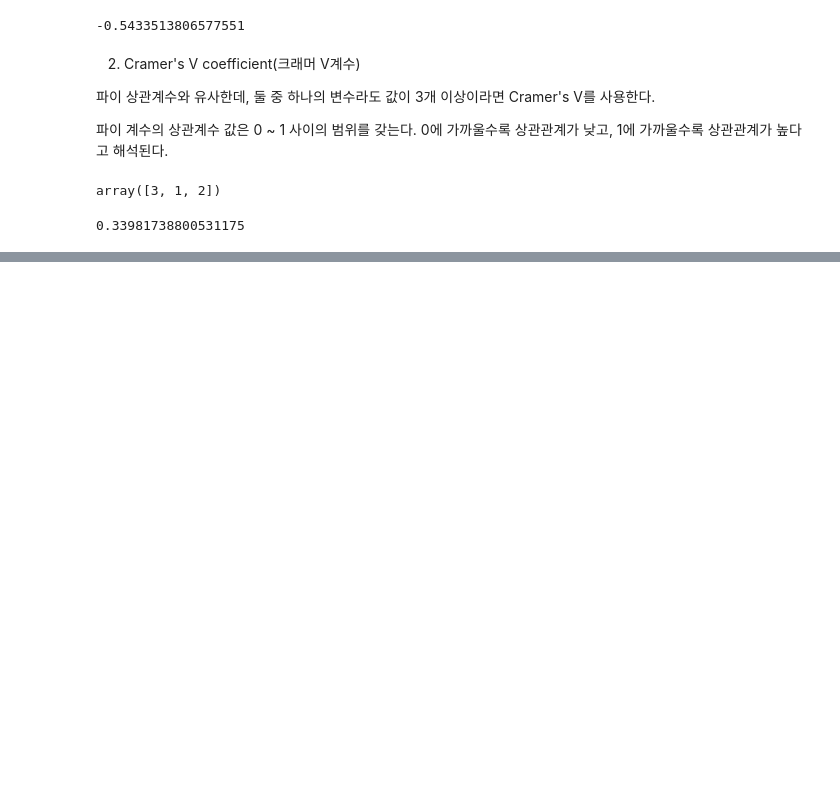
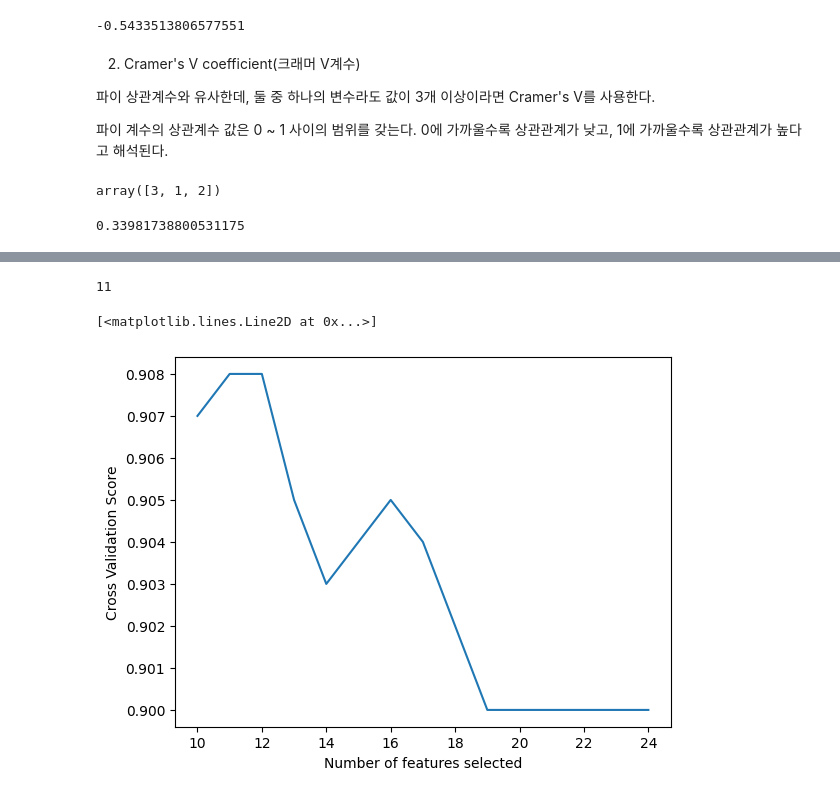
Before and after one commit to heyitsmialee/Learning-Logs, a Jupyter notebook: Correlation_Coefficients.ipynb, the cells around one changed output, grey strips where cells are left out. Drawn from its saved outputs; the diff is of its cells as text; code cells hidden in the pictures; blank space fills up the shorter version.

```diff
--- a/Correlation_Coefficients.ipynb
+++ b/Correlation_Coefficients.ipynb
@@ -292,0 +444,3 @@ cramers_V(df['Pclass'],df['Survived'])
+# %%
+X, y = make_classification(n_samples=1000, n_features=50, random_state=42)
+display(X.shape, y.shape)
@@ -292,0 +500,12 @@ cramers_V(df['Pclass'],df['Survived'])
+# %%
+clf = LGBMClassifier(random_state=42, n_estimators=100, learning_rate=0.01)
+
+# 10개 이하의 변수가 남으면 정지 (최소한으로 선택할 변수의 개수)
+min_features_to_select = 10
+
+# 매 단계마다 제거할 변수의 개수
+step = 3
+
+#cv: Cross Validation을 할 때 사용할 폴드의 개수
+selector2 = RFECV(clf, step=step, cv=5, min_features_to_select = min_features_to_select)
+selector2 = selector2.fit(X,y)
@@ -292,0 +530,19 @@ cramers_V(df['Pclass'],df['Survived'])
+# %%
+# 최적의 변수 개수 11개
+selector2.support_.sum()
+# %% [output]
+11
+# %%
+n_scores = len(selector2.cv_results_["mean_test_score"])
+
+plt.figure()
+plt.xlabel("Number of features selected")
+plt.ylabel("Cross Validation Score")
+
+plt.plot(
+    range(min_features_to_select, n_scores + min_features_to_select),
+    selector2.cv_results_["mean_test_score"],
+)
+# %% [output]
+[<matplotlib.lines.Line2D at 0x...>]
+[figure, added]
```
Also changed, not shown: parts of 17 cells of this notebook.
